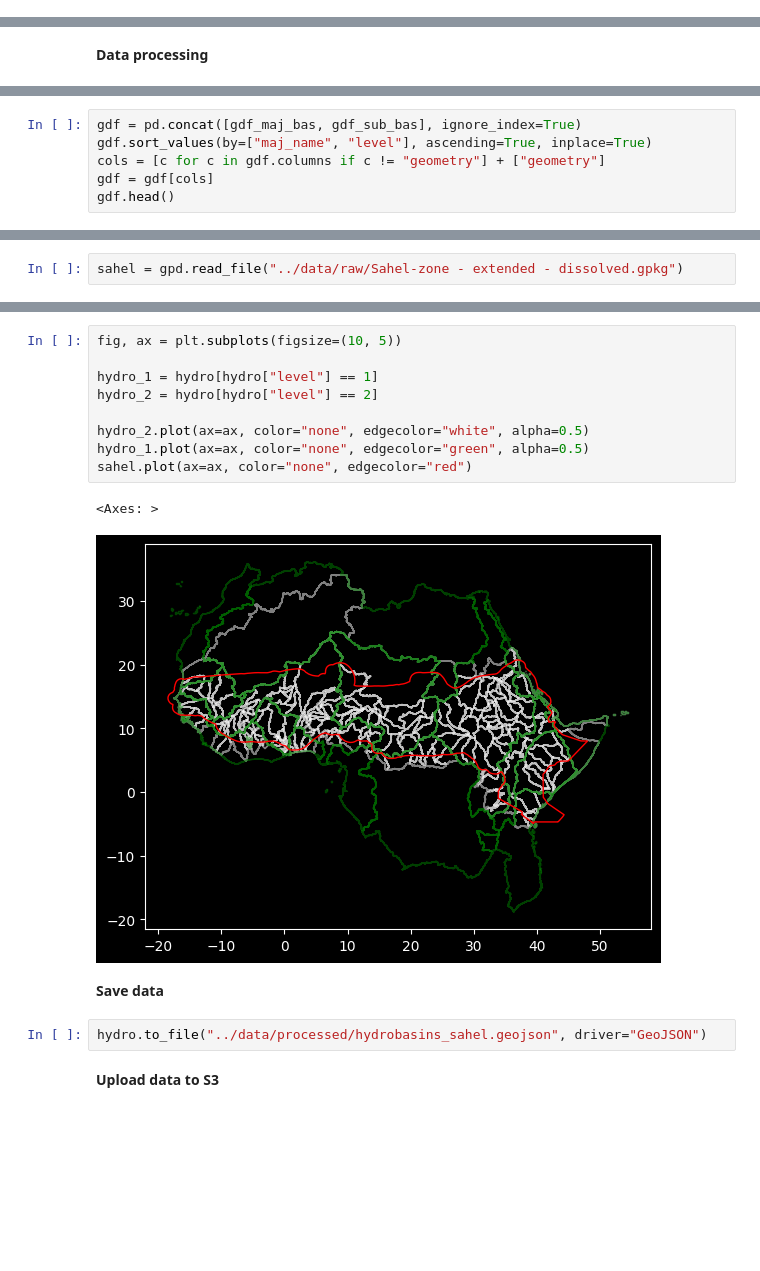
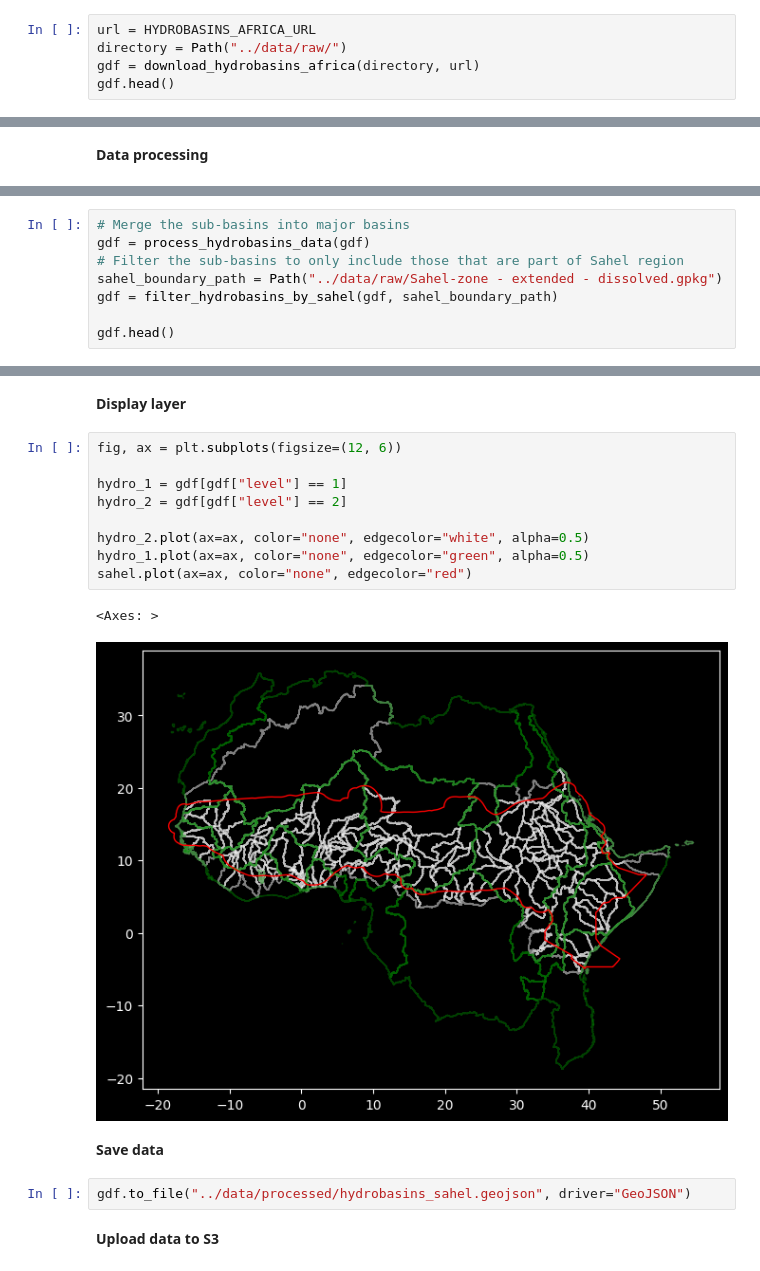
Before and after one commit to wetlands-international/wetlands-atlas, a Jupyter notebook: data-processing/notebooks/01_download_data.ipynb, the cells around one changed output, grey strips where cells are left out. Drawn from its saved outputs; the diff is of its cells as text; blank space fills up the shorter version.

```diff
--- a/data-processing/notebooks/01_download_data.ipynb
+++ b/data-processing/notebooks/01_download_data.ipynb
@@ -66,0 +94,5 @@ gdf_sub_bas.head()
+# %%
+url = HYDROBASINS_AFRICA_URL
+directory = Path("../data/raw/")
+gdf = download_hydrobasins_africa(directory, url)
+gdf.head()
@@ -88,6 +109,0 @@ Merge the sub-basins into major basins
-# %%
-gdf = pd.concat([gdf_maj_bas, gdf_sub_bas], ignore_index=True)
-gdf.sort_values(by=["maj_name", "level"], ascending=True, inplace=True)
-cols = [c for c in gdf.columns if c != "geometry"] + ["geometry"]
-gdf = gdf[cols]
-gdf.head()
@@ -103,2 +109,0 @@ Filter the sub-basins to only include those that are part of Sahel region
-# %%
-sahel = gpd.read_file("../data/raw/Sahel-zone - extended - dissolved.gpkg")
@@ -115,0 +110,8 @@ hydro.head()
+# %%
+# Merge the sub-basins into major basins
+gdf = process_hydrobasins_data(gdf)
+# Filter the sub-basins to only include those that are part of Sahel region
+sahel_boundary_path = Path("../data/raw/Sahel-zone - extended - dissolved.gpkg")
+gdf = filter_hydrobasins_by_sahel(gdf, sahel_boundary_path)
+
+gdf.head()
@@ -116,19 +128,21 @@ hydro.head()
+# %% [markdown]
+**Display layer**
 # %%
-fig, ax = plt.subplots(figsize=(10, 5))
+fig, ax = plt.subplots(figsize=(12, 6))
 
-hydro_1 = hydro[hydro["level"] == 1]
-hydro_2 = hydro[hydro["level"] == 2]
+hydro_1 = gdf[gdf["level"] == 1]
+hydro_2 = gdf[gdf["level"] == 2]
 
 hydro_2.plot(ax=ax, color="none", edgecolor="white", alpha=0.5)
 hydro_1.plot(ax=ax, color="none", edgecolor="green", alpha=0.5)
 sahel.plot(ax=ax, color="none", edgecolor="red")
 # %% [output]
 <Axes: >
-[figure, old version]
+[figure, new version]
 # %% [markdown]
 **Save data**
 # %%
-hydro.to_file("../data/processed/hydrobasins_sahel.geojson", driver="GeoJSON")
+gdf.to_file("../data/processed/hydrobasins_sahel.geojson", driver="GeoJSON")
 # %% [markdown]
 **Upload data to S3**
 # %%
```
Also changed, not shown: parts of 34 cells of this notebook, 20 other files.
